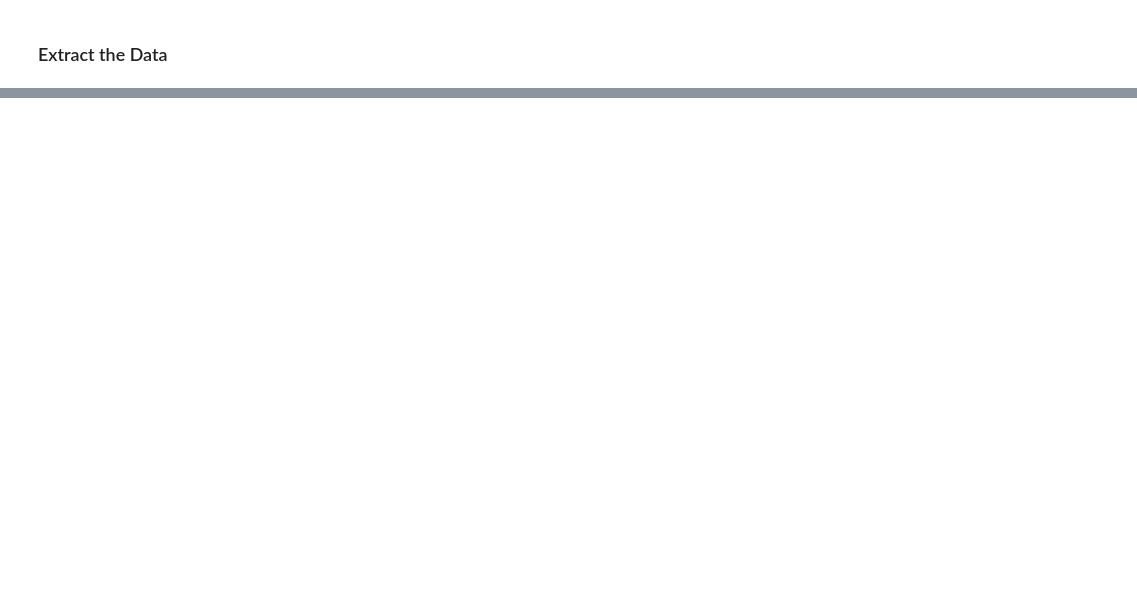
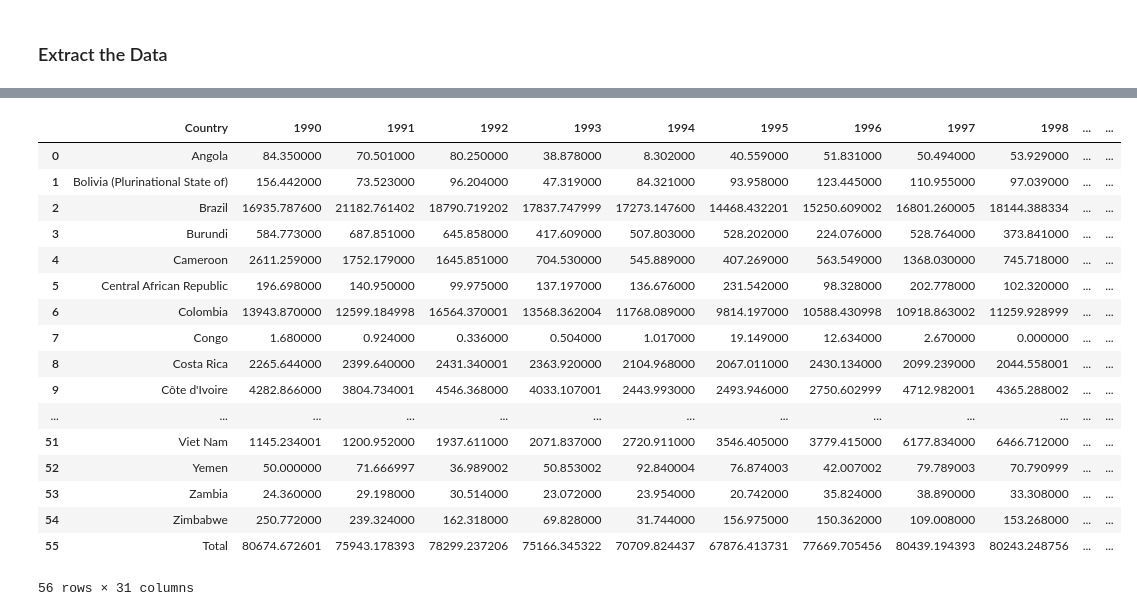
Before and after one commit to SandraBotica/Project-3, a Jupyter notebook: coffee_data.ipynb, the cells around one changed output, grey strips where cells are left out. Cells and saved outputs as stored; diff of their text form; code cells hidden in the pictures; blank space fills up the shorter version.

```diff
--- a/coffee_data.ipynb
+++ b/coffee_data.ipynb
@@ -8,0 +79,24 @@ pd.set_option('max_colwidth', 400)
+# %%
+# Read the 'Exports of all forms of coffee by all exporting countries' data into a Pandas DataFrame
+exports_df = pd.read_excel(r'cleaned_resources/Exports_calendar_year.xlsx', engine='openpyxl')
+exports_df = exports_df.drop(labels=[56], axis =0)
+exports_df
+# %% [output]
+|  | Country | 1990 | 1991 | 1992 | 1993 | 1994 | 1995 | 1996 | 1997 | 1998 | ... | ... |
+| 0 | Angola | 84.350000 | 70.501000 | 80.250000 | 38.878000 | 8.302000 | 40.559000 | 51.831000 | 50.494000 | 53.929000 | ... | ... |
+| 1 | Bolivia (Plurinational State of) | 156.442000 | 73.523000 | 96.204000 | 47.319000 | 84.321000 | 93.958000 | 123.445000 | 110.955000 | 97.039000 | ... | ... |
+| 2 | Brazil | 16935.787600 | 21182.761402 | 18790.719202 | 17837.747999 | 17273.147600 | 14468.432201 | 15250.609002 | 16801.260005 | 18144.388334 | ... | ... |
+| 3 | Burundi | 584.773000 | 687.851000 | 645.858000 | 417.609000 | 507.803000 | 528.202000 | 224.076000 | 528.764000 | 373.841000 | ... | ... |
+| 4 | Cameroon | 2611.259000 | 1752.179000 | 1645.851000 | 704.530000 | 545.889000 | 407.269000 | 563.549000 | 1368.030000 | 745.718000 | ... | ... |
+| 5 | Central African Republic | 196.698000 | 140.950000 | 99.975000 | 137.197000 | 136.676000 | 231.542000 | 98.328000 | 202.778000 | 102.320000 | ... | ... |
+| 6 | Colombia | 13943.870000 | 12599.184998 | 16564.370001 | 13568.362004 | 11768.089000 | 9814.197000 | 10588.430998 | 10918.863002 | 11259.928999 | ... | ... |
+| 7 | Congo | 1.680000 | 0.924000 | 0.336000 | 0.504000 | 1.017000 | 19.149000 | 12.634000 | 2.670000 | 0.000000 | ... | ... |
+| 8 | Costa Rica | 2265.644000 | 2399.640000 | 2431.340001 | 2363.920000 | 2104.968000 | 2067.011000 | 2430.134000 | 2099.239000 | 2044.558001 | ... | ... |
+| 9 | Côte d'Ivoire | 4282.866000 | 3804.734001 | 4546.368000 | 4033.107001 | 2443.993000 | 2493.946000 | 2750.602999 | 4712.982001 | 4365.288002 | ... | ... |
+| ... | ... | ... | ... | ... | ... | ... | ... | ... | ... | ... | ... | ... |
+| 51 | Viet Nam | 1145.234001 | 1200.952000 | 1937.611000 | 2071.837000 | 2720.911000 | 3546.405000 | 3779.415000 | 6177.834000 | 6466.712000 | ... | ... |
+| 52 | Yemen | 50.000000 | 71.666997 | 36.989002 | 50.853002 | 92.840004 | 76.874003 | 42.007002 | 79.789003 | 70.790999 | ... | ... |
+| 53 | Zambia | 24.360000 | 29.198000 | 30.514000 | 23.072000 | 23.954000 | 20.742000 | 35.824000 | 38.890000 | 33.308000 | ... | ... |
+| 54 | Zimbabwe | 250.772000 | 239.324000 | 162.318000 | 69.828000 | 31.744000 | 156.975000 | 150.362000 | 109.008000 | 153.268000 | ... | ... |
+| 55 | Total | 80674.672601 | 75943.178393 | 78299.237206 | 75166.345322 | 70709.824437 | 67876.413731 | 77669.705456 | 80439.194393 | 80243.248756 | ... | ... |
+56 rows × 31 columns
```
Also changed, not shown: parts of 56 cells of this notebook, 21 other files.
